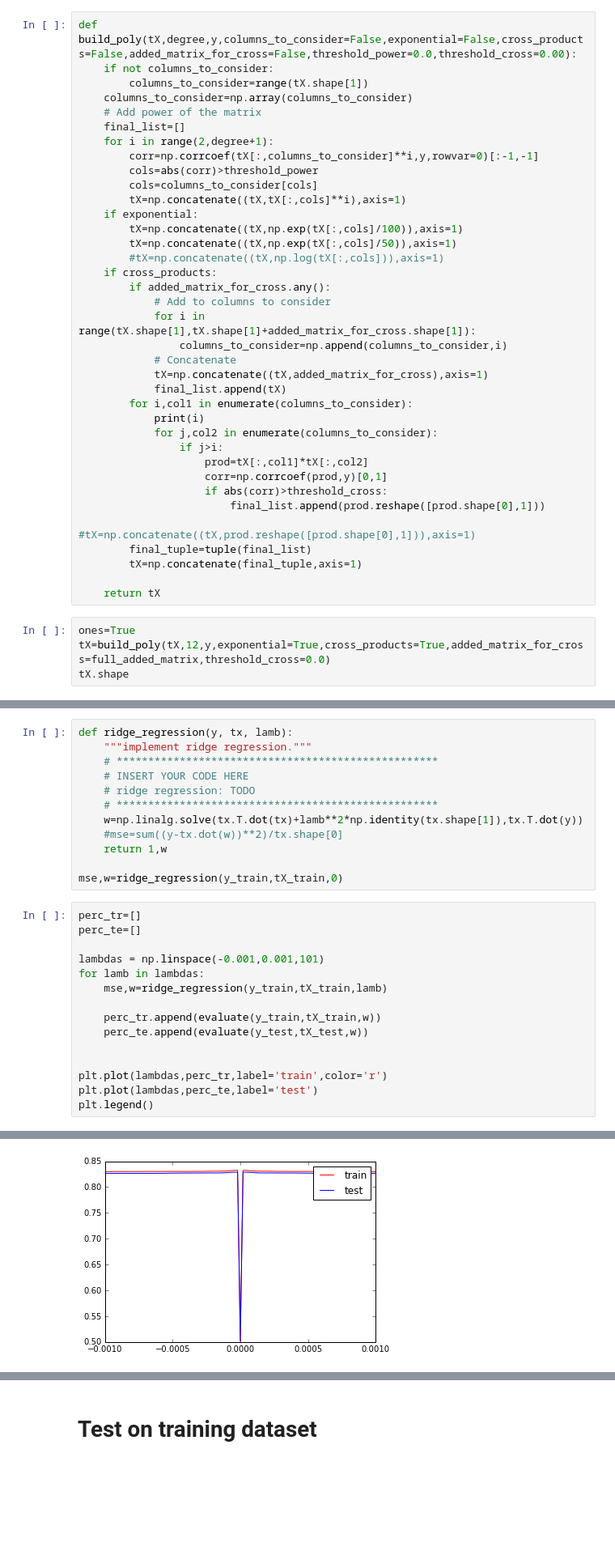
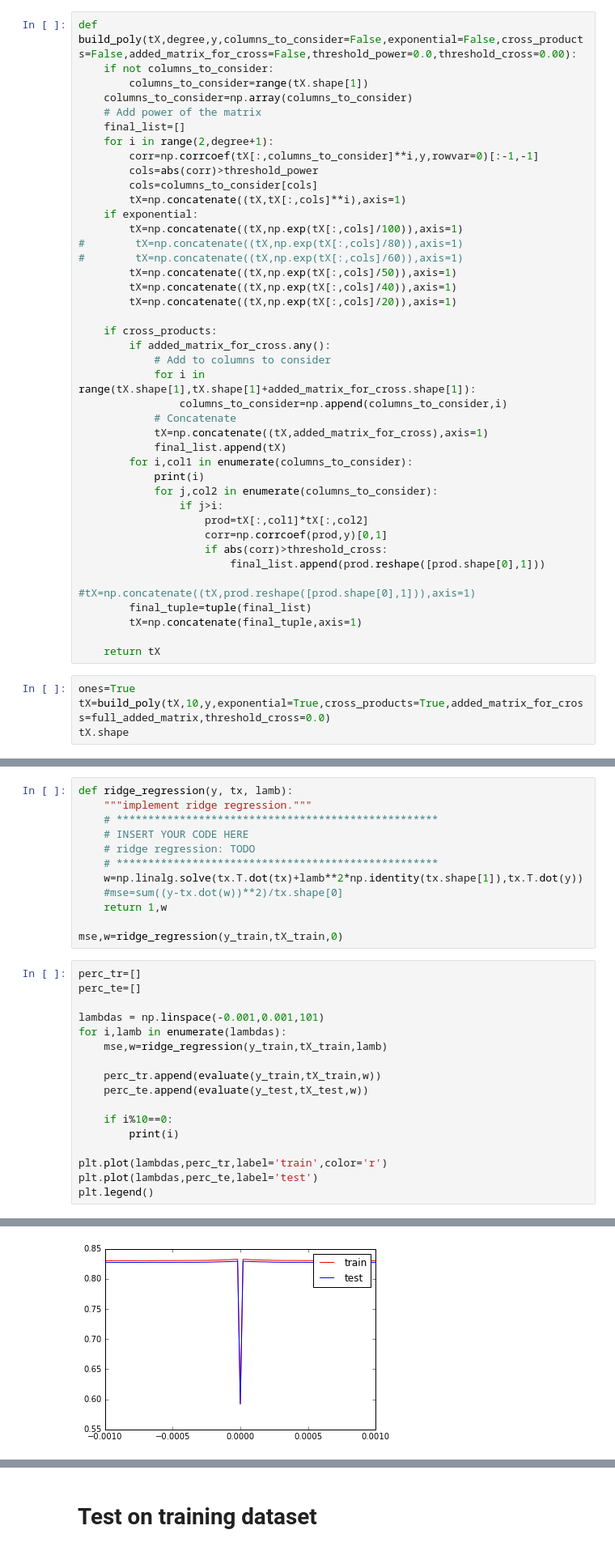
Before and after one commit to deatinor/MachineLearningP1, a Jupyter notebook: scripts/project1.ipynb, the cells around one changed output, grey strips where cells are left out. Shown at 81% size. Drawn from its saved outputs; the diff is of its cells as text; blank space fills up the shorter version.

```diff
--- a/scripts/project1.ipynb
+++ b/scripts/project1.ipynb
@@ -236,8 +236,12 @@ def build_poly(tX,degree,y,columns_to_consider=False,exponential=False,cross_pro
         tX=np.concatenate((tX,tX[:,cols]**i),axis=1)
     if exponential:
         tX=np.concatenate((tX,np.exp(tX[:,cols]/100)),axis=1)
+#        tX=np.concatenate((tX,np.exp(tX[:,cols]/80)),axis=1)
+#        tX=np.concatenate((tX,np.exp(tX[:,cols]/60)),axis=1)
         tX=np.concatenate((tX,np.exp(tX[:,cols]/50)),axis=1)
-        #tX=np.concatenate((tX,np.log(tX[:,cols])),axis=1)
+        tX=np.concatenate((tX,np.exp(tX[:,cols]/40)),axis=1)
+        tX=np.concatenate((tX,np.exp(tX[:,cols]/20)),axis=1)
+
     if cross_products:
         if added_matrix_for_cross.any():
             # Add to columns to consider
@@ -261,7 +265,7 @@ def build_poly(tX,degree,y,columns_to_consider=False,exponential=False,cross_pro
     return tX
 # %%
 ones=True
-tX=build_poly(tX,12,y,exponential=True,cross_products=True,added_matrix_for_cross=full_added_matrix,threshold_cross=0.0)
+tX=build_poly(tX,10,y,exponential=True,cross_products=True,added_matrix_for_cross=full_added_matrix,threshold_cross=0.0)
 tX.shape
 # %% [output]
 0
@@ -513,12 +508,14 @@ perc_tr=[]
 perc_te=[]
 
 lambdas = np.linspace(-0.001,0.001,101)
-for lamb in lambdas:
+for i,lamb in enumerate(lambdas):
     mse,w=ridge_regression(y_train,tX_train,lamb)
 
     perc_tr.append(evaluate(y_train,tX_train,w))
     perc_te.append(evaluate(y_test,tX_test,w))
 
+    if i%10==0:
+        print(i)
 
 plt.plot(lambdas,perc_tr,label='train',color='r')
 plt.plot(lambdas,perc_te,label='test')
@@ -528,4 +536,4 @@ plt.legend()
-[figure, old version]
+[figure, new version]
 # %%
 print(np.max(perc_te))
 print(np.median(perc_te))
```
Also changed, not shown: parts of 8 cells of this notebook.
